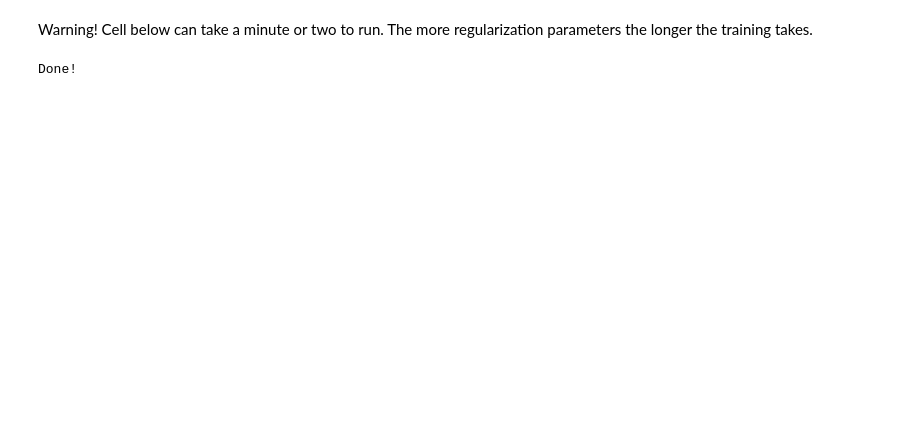
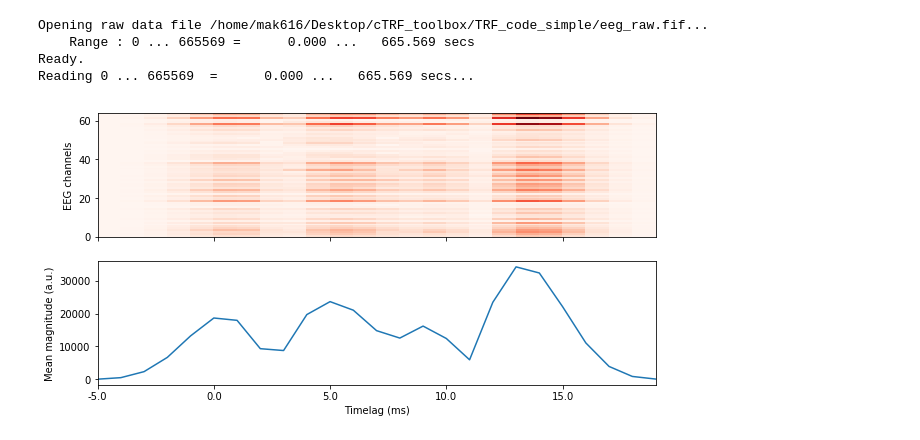
Before and after one commit to MKegler/cTRF_toolbox, a Jupyter notebook: TRF_code_simple/example.ipynb, the cells around one changed output. Saved outputs shown, nothing was run; the diff lists cells and outputs as text; code cells hidden in the pictures; blank space fills up the shorter version.

Commit message:
Cleaned up version with some more comments and visualisations. To be done: add lines to extract real and imaginary parts from the complex coefficients of the backward model.

```diff
--- a/TRF_code_simple/example.ipynb
+++ b/TRF_code_simple/example.ipynb
@@ -29,18 +34,60 @@ lambdas = [10.**n for n in np.arange(-5,5,0.5)]
-# %% [markdown]
-Warning! Cell below can take a minute or two to run. The more regularization parameters the longer the training takes.
-# %%
-# Backward model -> reconstructs envelope from EEG
-backward = complex_model.train(eeg, env, [-6, 25], forward=False, complex=True)
-
-# Forward model -> reconstructs EEG from envelope
-forward = complex_model.train(eeg, env, [-6, 25], forward=True, complex=True)
-
-# Backward model regularized
-backward_reg = complex_model.train(eeg, env, [-6, 25], forward=False, complex=True, lambdas=lambdas)
-
-# Forward model regularized
-forward_reg = complex_model.train(eeg, env, [-6, 25], forward=True, complex=True, lambdas=lambdas)
-
-print ('Done!')
-# %% [output]
-Done!
+# %%
+# Load eeg data
+eeg = mne.io.read_raw_fif('./eeg_raw.fif', preload=True)
+eeg_data = eeg.get_data().T
+
+# Load envelope data
+FW = np.load('./FW.npy').T
+
+# Choose range of regularization parameters
+# NOTE: Most forward models typically required little to none regularization.
+lambdas = [0]
+
+# Choose range of time-lags considered in the model (in samples).
+# NOTE: Here, the EEG is sampled at 1kHz, so choosing range from -5 to 20, mean latencies from -5 to 20 ms with 1 ms increment.
+tlag = [-5, 20]
+# %% [output]
+Opening raw data file /home/mak616/Desktop/cTRF_toolbox/TRF_code_simple/eeg_raw.fif...
+    Range : 0 ... 665569 =      0.000 ...   665.569 secs
+Ready.
+Reading 0 ... 665569  =      0.000 ...   665.569 secs...
+# %%
+# Example use of train function from cTRF package to build a complex forward model
+forward = cTRF.train(eeg_data, FW, tlag, forward=True, complex=True, lambdas=lambdas)
+
+# Output of the forward model should be interpreted as [regularization_parameter, timelags*2 (real and imaginary parts), EEG_channels]
+# Ouput of the complex backward model should be intepreted as [regularization_parameter, timelags*EEG_channels*2 (real and imaginary parts)]
+# %%
+# Here real and imaginary parts of the forward model are extracted as Br and Bi, respectively (for all used regularization parameters - first dimension).
+Br = forward[:,:25,:]
+Bi = forward[:,25:,:]
+
+# NOTE: in the complex backward model the complex coefficients are a single vector (for each regularization parameter)
+# The following should be used to extrac real and imaginary parts of complex backward model's coefficients
+#
+# <To be filled in>
+
+# Next, the amplitde and phase of each complex coefficient is computed as Amp and Phi, respectively
+Amp = np.abs(Br + 1j*Bi)
+Phi = np.angle(Br + 1j*Bi)
+# %%
+# Matrix representation of complex coefficients
+
+f, (ax1, ax2) = plt.subplots(2,1,sharex=True)
+
+f.set_figwidth(10)
+f.set_figheight(5)
+
+lmbd = 0 # Regularization parameter. Here with index 0.
+
+ax1.pcolor(Amp[lmbd,:,:].T, cmap='Reds')
+ax1.set_xlim(0,24)
+ax1.set_ylabel('EEG channels')
+ax2.plot(np.mean(Amp[lmbd,:,:], axis=1))
+ax2.set_xlabel('Timelag (ms)')
+ax2.set_xticklabels(ax2.get_xticks()-5)
+ax2.set_ylabel('Mean magnitude (a.u.)')
+
+plt.show(f)
+# %% [output]
+[figure, added]
```
Also changed, not shown: parts of 5 cells of this notebook, 4 other files.
